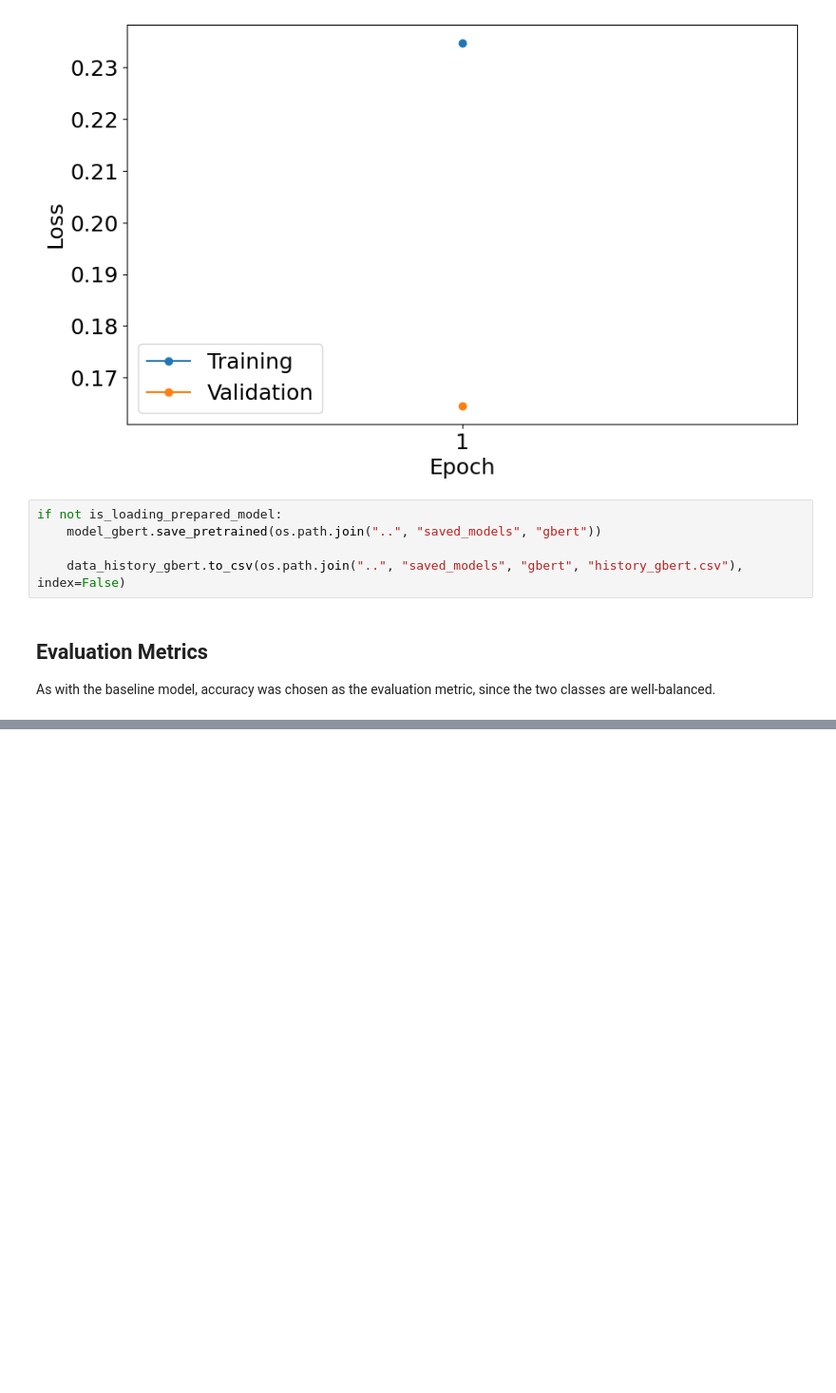
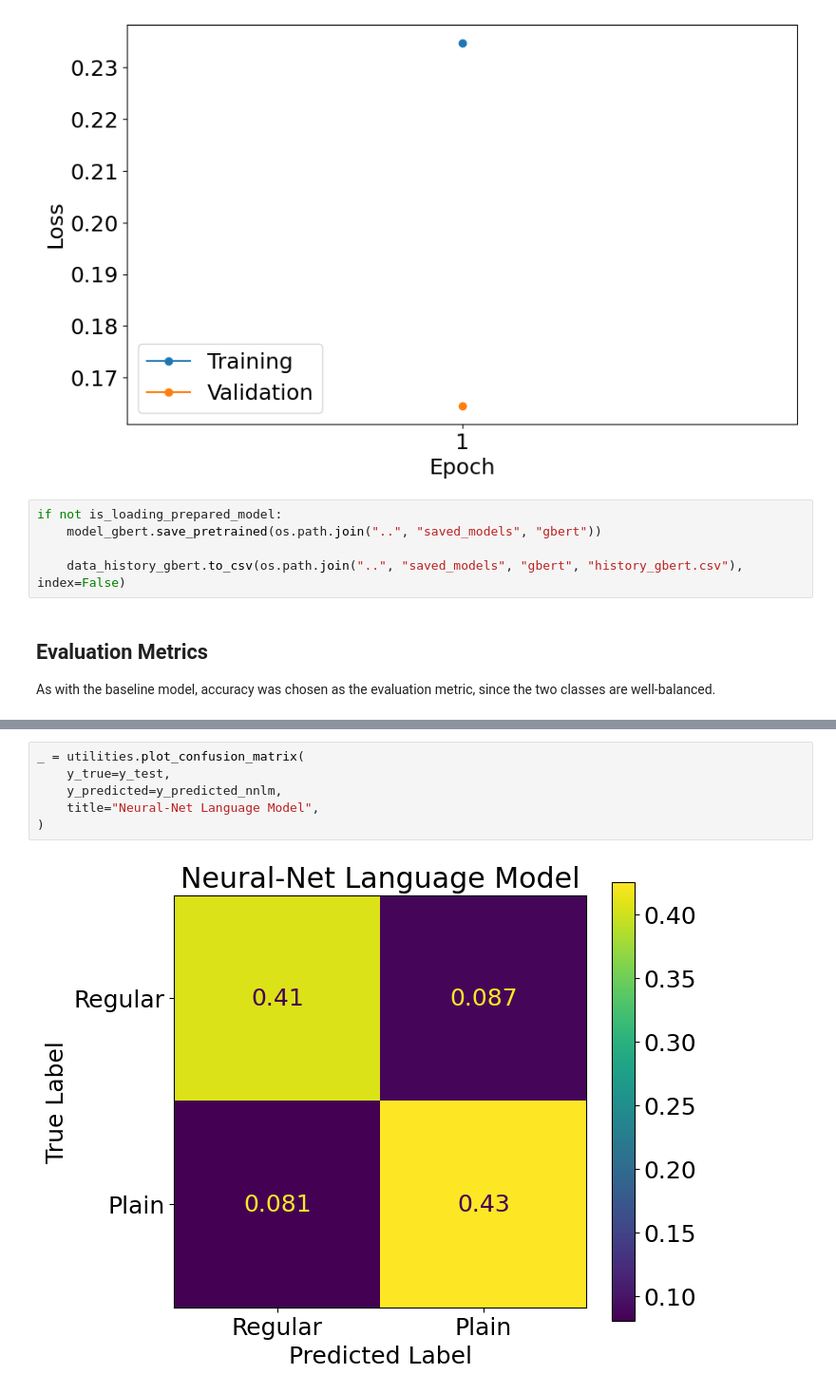
Before and after one commit to HannesMK/plain-language-classification, a Jupyter notebook: 3_Model/model_definition_evaluation.ipynb, the cells around one changed output, grey strips where cells are left out. Shown at 95% size. Cells and saved outputs as stored; diff of their text form; blank space fills up the shorter version.

```diff
--- a/3_Model/model_definition_evaluation.ipynb
+++ b/3_Model/model_definition_evaluation.ipynb
@@ -403,0 +461,8 @@ Accuracy German BERT: 93.2%
+# %%
+_ = utilities.plot_confusion_matrix(
+    y_true=y_test,
+    y_predicted=y_predicted_nnlm,
+    title="Neural-Net Language Model",
+)
+# %% [output]
+[figure, added]
```
Also changed, not shown: parts of 13 cells of this notebook, 3 other files.
